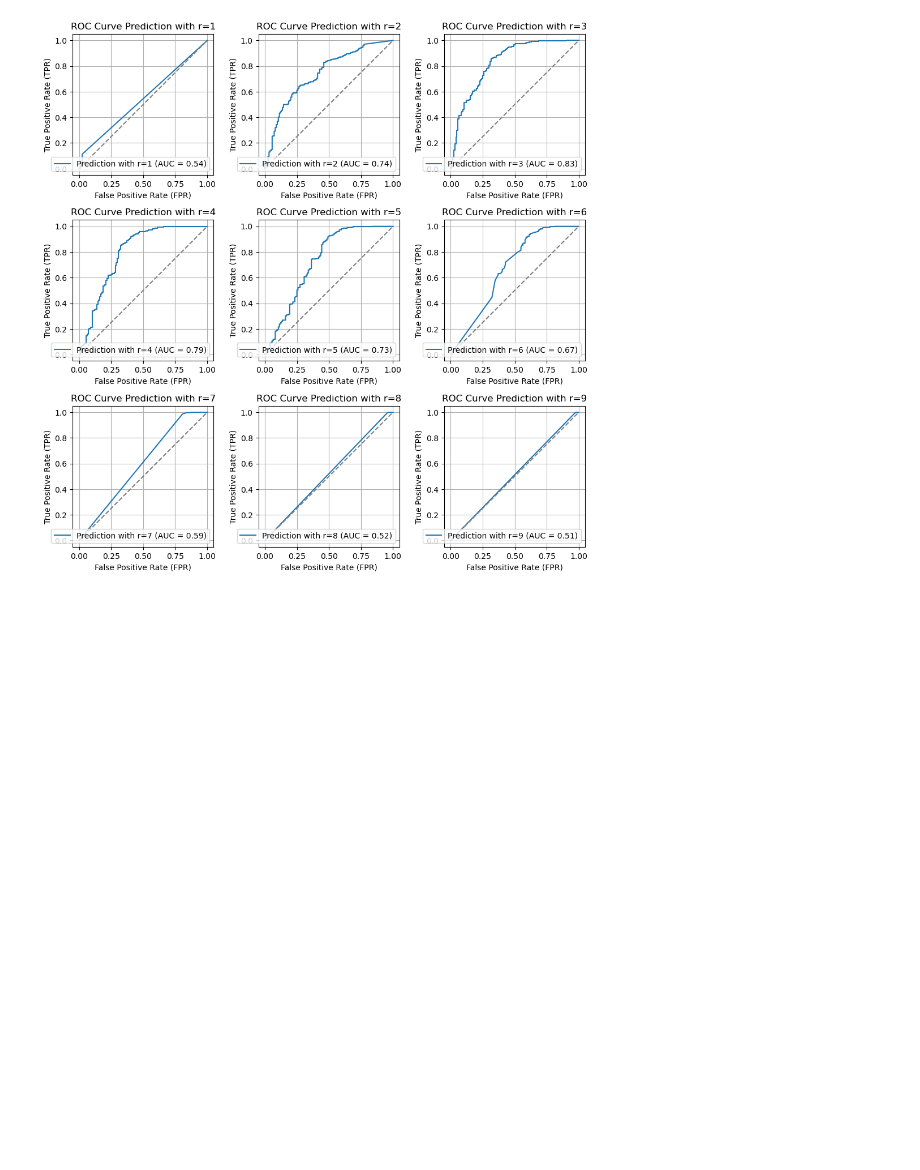
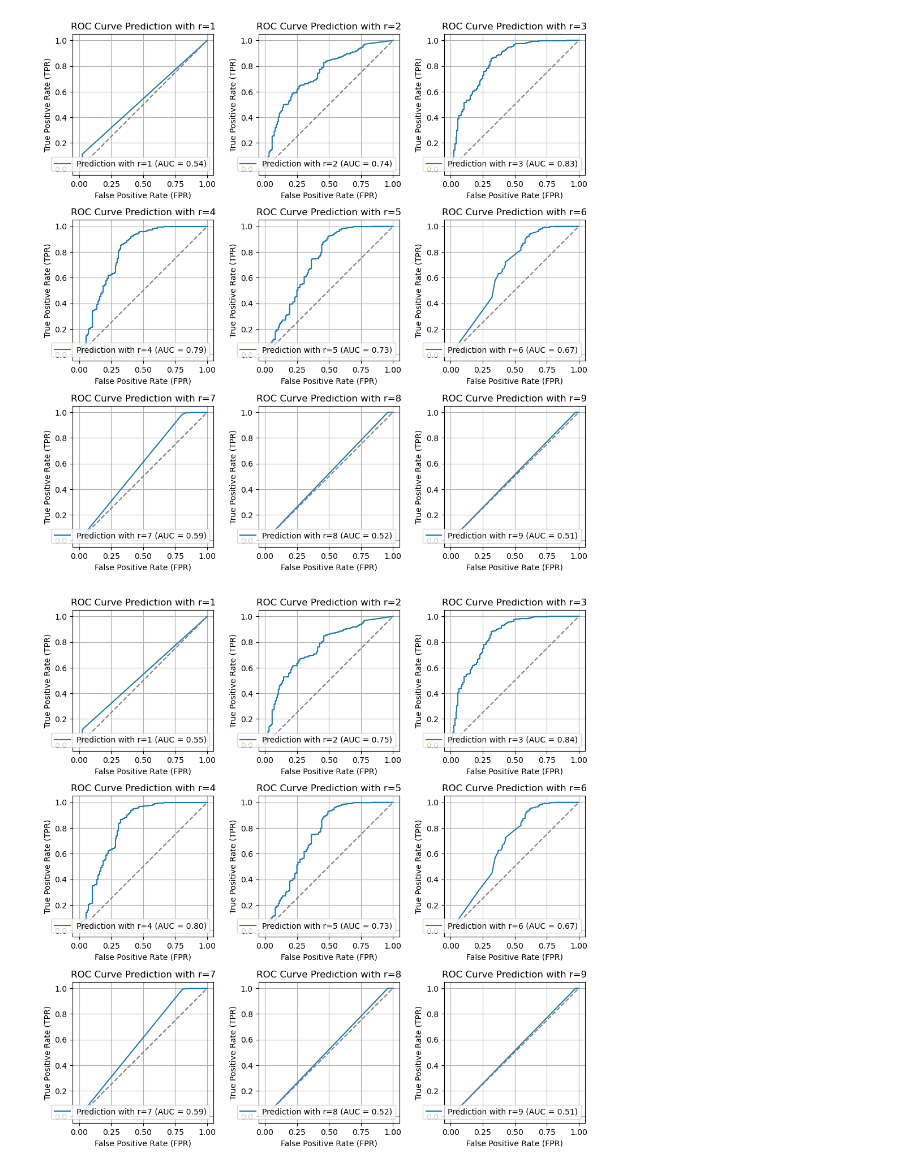
Before and after one commit to martan712/NaturalComputingImmume, a Jupyter notebook: process_data.ipynb, the cells around one changed output. Saved outputs shown, nothing was run; the diff lists cells and outputs as text; code cells hidden in the pictures; blank space fills up the shorter version.

```diff
--- a/process_data.ipynb
+++ b/process_data.ipynb
@@ -37,7 +37,7 @@ axs = axs.ravel()  # Flatten the 2D array of axes to make it easier to index
 
 # Loop through your files and plot ROC curves in subplots
 for n in range(1, 10):
-    labels, data = read_file(f"combined_inputs/combined-test-{n}.txt")  # Assuming you have a function to read the files
+    labels, data = read_file(f"tests/test-english-tagalog-{n}.txt")  # Assuming you have a function to read the files
     roc(labels, data, axs[n-1], f'Prediction with r={n}')  # Plot in the appropriate subplot
 
 # Adjust layout for better spacing between subplots
@@ -45,3 +45,18 @@ plt.tight_layout()
 plt.show()
 # %% [output]
 [figure]
+# %%
+# Create subplots for 8 different ROC curves
+fig, axs = plt.subplots(3, 3, figsize=(10, 10))  # 4 rows, 2 columns for 8 subplots
+axs = axs.ravel()  # Flatten the 2D array of axes to make it easier to index
+
+# Loop through your files and plot ROC curves in subplots
+for n in range(1, 10):
+    labels, data = read_file(f"tests/test-english-hiligaynon-{n}.txt")  # Assuming you have a function to read the files
+    roc(labels, data, axs[n-1], f'Prediction with r={n}')  # Plot in the appropriate subplot
+
+# Adjust layout for better spacing between subplots
+plt.tight_layout()
+plt.show()
+# %% [output]
+[figure, added]
```
Also changed, not shown: parts of 3 cells of this notebook, 52 other files.
